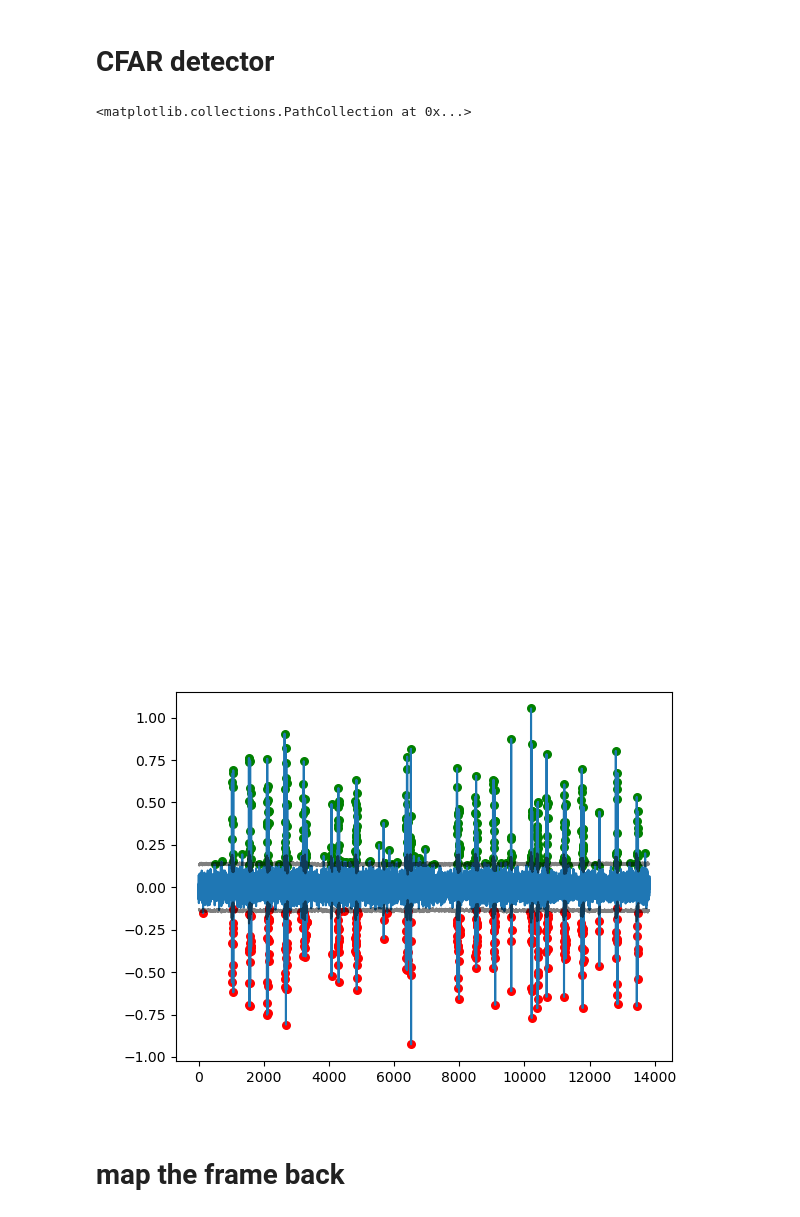
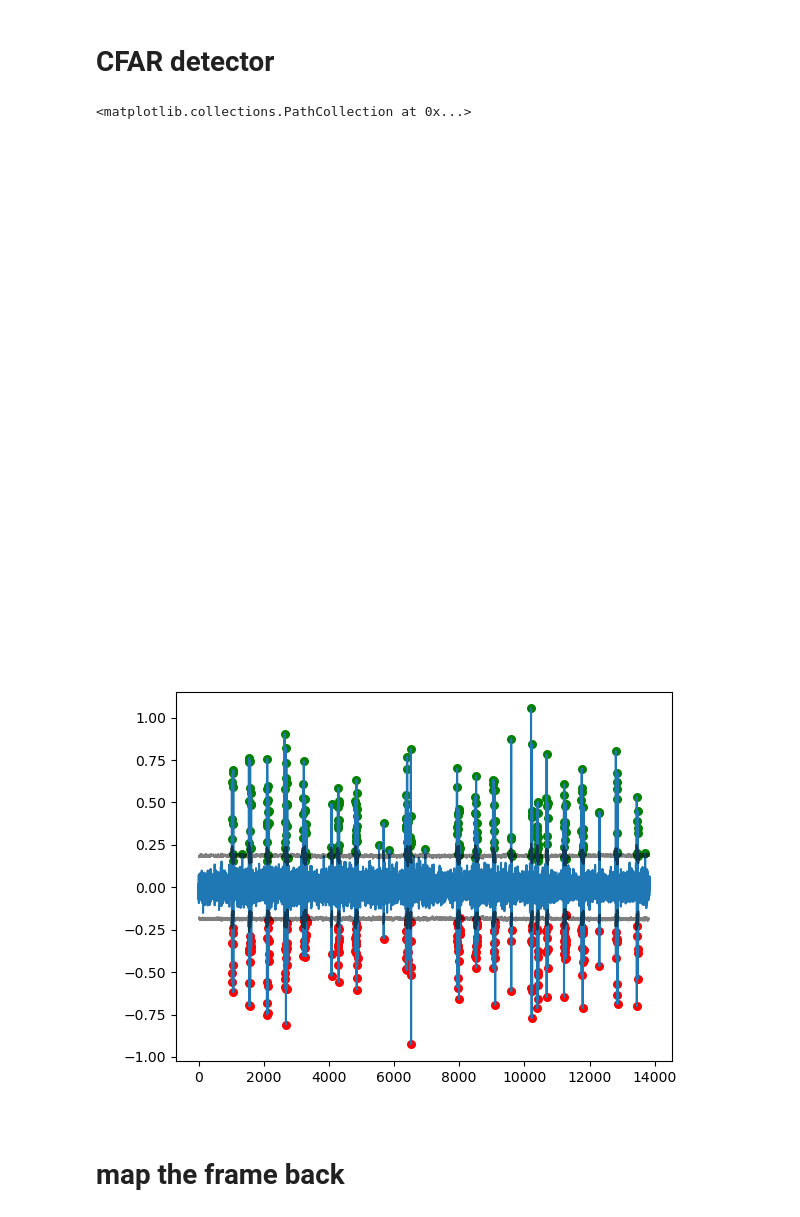
Before and after one commit to KangcPP/swim_bladder_detection, a Jupyter notebook: detection_new.ipynb, the cells around one changed output. Cells and saved outputs as stored; diff of their text form; code cells hidden in the pictures.

```diff
--- a/detection_new.ipynb
+++ b/detection_new.ipynb
@@ -350,30 +347,30 @@ def cfar_fast(
 # %%
 %matplotlib widget
 
-factor = 3
+factor = 4.1
 threshold = cfar_fast(vertical_motion, num_guard_cells=1, num_ref_cells=15, bias=noise_level * factor)
 up_peak_idxs = []
 down_peak_idxs = []
 for i, dy in enumerate(vertical_motion):
     if dy > threshold[i]:
         up_peak_idxs.append(i)
     if dy < -threshold[i]:
         down_peak_idxs.append(i)
 
 fig = plt.figure()
 fig, ax = plt.subplots(1)
 ax.plot(vertical_motion)
 ax.plot(abs(threshold), c="black", alpha=0.5)
 ax.plot(-abs(threshold), c="black", alpha=0.5)
 # Plot peaks
 ax.scatter(up_peak_idxs, vertical_motion[up_peak_idxs], c='green', s=30, label='Valid Up')
 ax.scatter(down_peak_idxs, vertical_motion[down_peak_idxs], c='red', s=30, label='Valid Down')
 
 # plt.
 # %% [output]
 <matplotlib.collections.PathCollection at 0x...>
 [figure]
-[figure, old version]
+[figure, new version]
 # %%
 # def detect_significant_motion(smoothed_signal, noise_window=10,
 #                              min_duration=3, prominence_factor=2.0):
```
Also changed, not shown: parts of 17 cells of this notebook.
